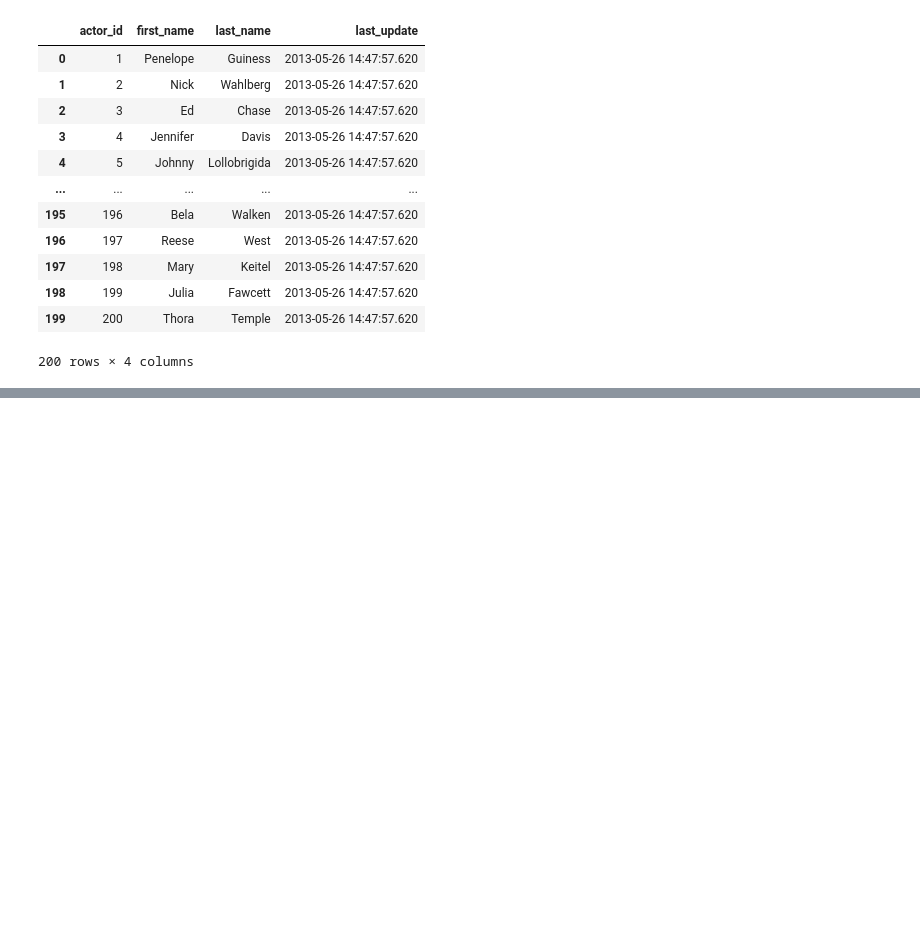
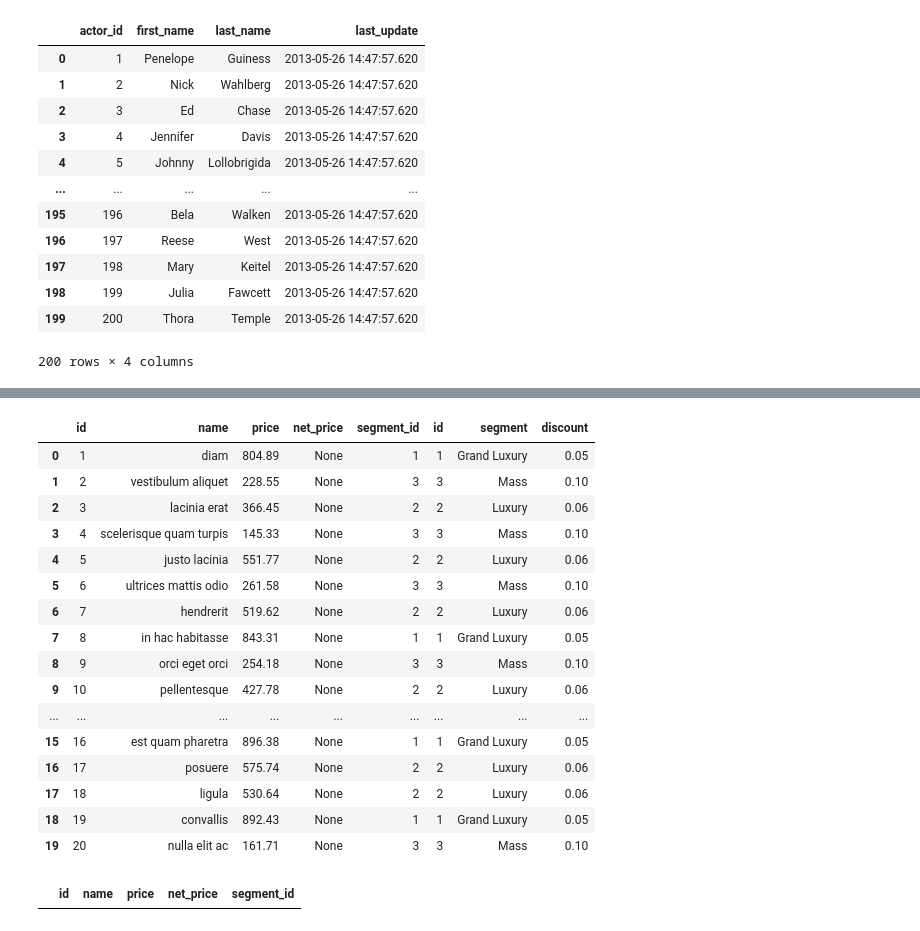
Before and after one commit to drkiettran/data-pipeline, a Jupyter notebook: Reading-Writing-PostgreSQL.ipynb, the cells around one changed output, grey strips where cells are left out. Drawn from its saved outputs; the diff is of its cells as text; code cells hidden in the pictures; blank space fills up the shorter version.

```diff
--- a/Reading-Writing-PostgreSQL.ipynb
+++ b/Reading-Writing-PostgreSQL.ipynb
@@ -38,0 +896,2 @@ df
+# %%
+engine_cisc520 = create_engine('postgresql://postgres:password@localhost:5432/cisc520')
@@ -38,0 +1386,27 @@ df
+# %%
+query = "\
+SELECT *  \
+FROM product \
+LEFT JOIN product_segment \
+ON product.segment_id=product_segment.id;"
+
+df = pd.read_sql_query(query,con=engine_cisc520)
+df
+# %% [output]
+|  | id | name | price | net_price | segment_id | id | segment | discount |
+| 0 | 1 | diam | 804.89 | None | 1 | 1 | Grand Luxury | 0.05 |
+| 1 | 2 | vestibulum aliquet | 228.55 | None | 3 | 3 | Mass | 0.10 |
+| 2 | 3 | lacinia erat | 366.45 | None | 2 | 2 | Luxury | 0.06 |
+| 3 | 4 | scelerisque quam turpis | 145.33 | None | 3 | 3 | Mass | 0.10 |
+| 4 | 5 | justo lacinia | 551.77 | None | 2 | 2 | Luxury | 0.06 |
+| 5 | 6 | ultrices mattis odio | 261.58 | None | 3 | 3 | Mass | 0.10 |
+| 6 | 7 | hendrerit | 519.62 | None | 2 | 2 | Luxury | 0.06 |
+| 7 | 8 | in hac habitasse | 843.31 | None | 1 | 1 | Grand Luxury | 0.05 |
+| 8 | 9 | orci eget orci | 254.18 | None | 3 | 3 | Mass | 0.10 |
+| 9 | 10 | pellentesque | 427.78 | None | 2 | 2 | Luxury | 0.06 |
+| ... | ... | ... | ... | ... | ... | ... | ... | ... |
+| 15 | 16 | est quam pharetra | 896.38 | None | 1 | 1 | Grand Luxury | 0.05 |
+| 16 | 17 | posuere | 575.74 | None | 2 | 2 | Luxury | 0.06 |
+| 17 | 18 | ligula | 530.64 | None | 2 | 2 | Luxury | 0.06 |
+| 18 | 19 | convallis | 892.43 | None | 1 | 1 | Grand Luxury | 0.05 |
+| 19 | 20 | nulla elit ac | 161.71 | None | 3 | 3 | Mass | 0.10 |
@@ -38,0 +1421,6 @@ df
+# %%
+query = 'select * from product'
+df = pd.read_sql_query(query,con=engine_cisc520)
+df
+# %% [output]
+|  | id | name | price | net_price | segment_id |
```
Also changed, not shown: parts of 139 cells of this notebook.
